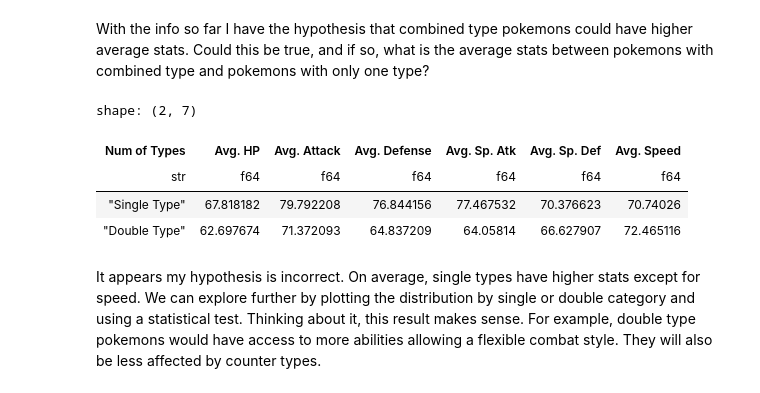
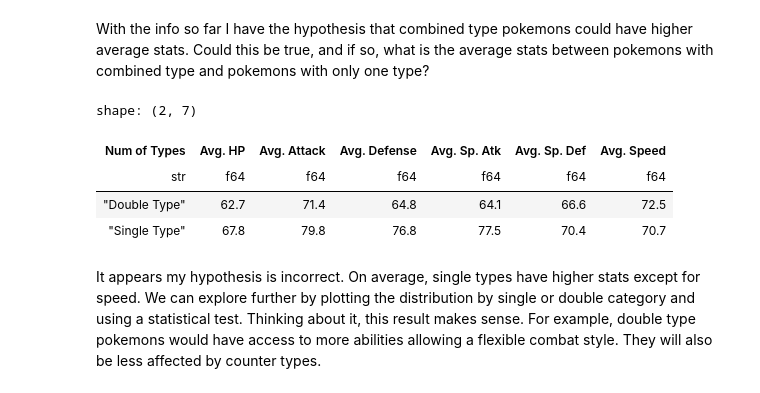
Before and after one commit to artregalado/talks-python-aberdeen-user-group, a Jupyter notebook: polars_vs_pandas/pokemon.ipynb, the cells around one changed output. Drawn from its saved outputs; the diff is of its cells as text; code cells hidden in the pictures.

```diff
--- a/polars_vs_pandas/pokemon.ipynb
+++ b/polars_vs_pandas/pokemon.ipynb
@@ -128,35 +130,37 @@ With the info so far I have the hypothesis that combined type pokemons could hav
 # %%
 # Strategy:
 # Create a new column with a flag depending on whether the pokemons have combined type or not. Then apply a groupby and calculate the average stats for each category.
 
 # pl.struct is a function in polars that receives an array or list and transforms it to a series. Useful to apply functions to several columns.
 
-aggregated_stats = (df.with_columns(
-    pl.when(pl.col("Type 2").is_not_null())
-    .then("Single Type")
-    .otherwise("Double Type")
-    .alias("Num of Types")
+aggregated_stats = (
+    df.with_columns(
+        pl.when(pl.col("Type 2").is_not_null())
+        .then("Single Type")
+        .otherwise("Double Type")
+        .alias("Num of Types")
     )
- .groupby("Num of Types")
- .agg( # Here we are creating several columns so we pass a list of columns to be created
-      [
-          pl.col("HP").mean().alias("Avg. HP"),
-          pl.col("Attack").mean().alias("Avg. Attack"),
-          pl.col("Defense").mean().alias("Avg. Defense"),
-          pl.col("Sp. Atk").mean().alias("Avg. Sp. Atk"),
-          pl.col("Sp. Def").mean().alias("Avg. Sp. Def"),
-          pl.col("Speed").mean().alias("Avg. Speed"),
-      ]
- )
+    .groupby("Num of Types")
+    .agg(
+        [ # W are creating several columns so we pass a list of columns
+            pl.col("HP").mean().round(1).alias("Avg. HP"),
+            pl.col("Attack").mean().round(1).alias("Avg. Attack"),
+            pl.col("Defense").mean().round(1).alias("Avg. Defense"),
+            pl.col("Sp. Atk").mean().round(1).alias("Avg. Sp. Atk"),
+            pl.col("Sp. Def").mean().round(1).alias("Avg. Sp. Def"),
+            pl.col("Speed").mean().round(1).alias("Avg. Speed"),
+
+        ]
+    )
 )
 
 aggregated_stats
 # %% [output]
 shape: (2, 7)
 | Num of Types | Avg. HP | Avg. Attack | Avg. Defense | Avg. Sp. Atk | Avg. Sp. Def | Avg. Speed |
 | str | f64 | f64 | f64 | f64 | f64 | f64 |
-| "Single Type" | 67.818182 | 79.792208 | 76.844156 | 77.467532 | 70.376623 | 70.74026 |
-| "Double Type" | 62.697674 | 71.372093 | 64.837209 | 64.05814 | 66.627907 | 72.465116 |
+| "Double Type" | 62.7 | 71.4 | 64.8 | 64.1 | 66.6 | 72.5 |
+| "Single Type" | 67.8 | 79.8 | 76.8 | 77.5 | 70.4 | 70.7 |
 # %% [markdown]
 It appears my hypothesis is incorrect. On average, single types have higher stats except for speed. We can explore further by plotting the distribution by single or double category and using a statistical test. Thinking about it, this result makes sense. For example, double type pokemons would have access to more abilities allowing a flexible combat style. They will also be less affected by counter types.
 # %%
```
Also changed, not shown: parts of 6 cells of this notebook.
